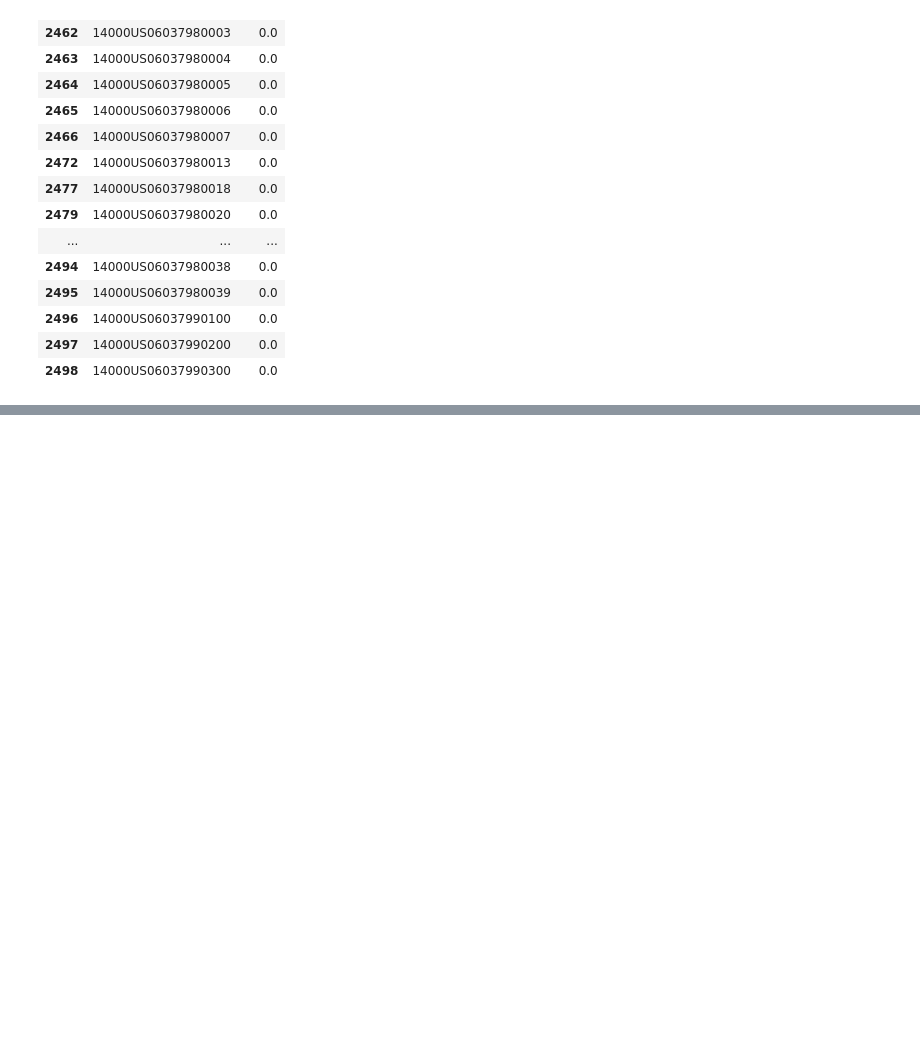
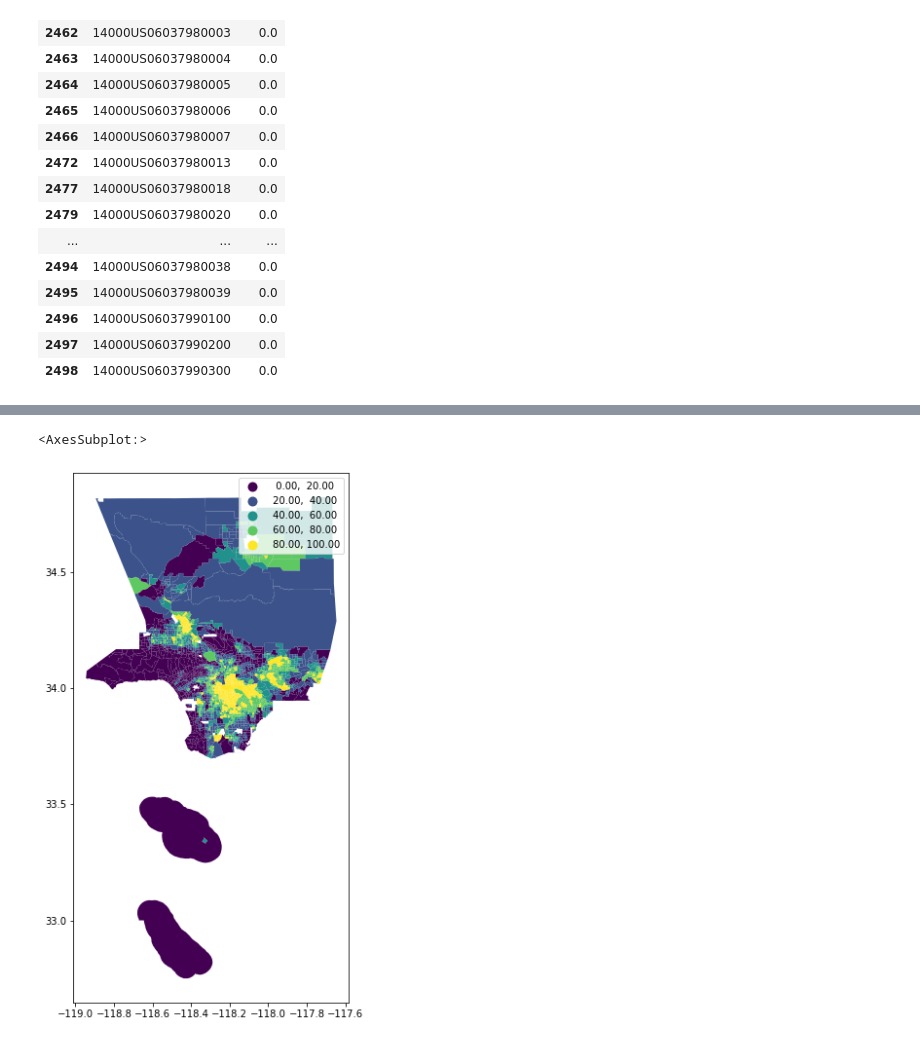
Before and after one commit to Rishiraj-singh7/Census-Data-Mapping, a Jupyter notebook: main.ipynb, the cells around one changed output, grey strips where cells are left out. Cells and saved outputs as stored; diff of their text form; code cells hidden in the pictures; blank space fills up the shorter version.

```diff
--- a/main.ipynb
+++ b/main.ipynb
@@ -429,0 +496,8 @@ gdf_no_pop[['geoid','Total']]
+# %%
+gdf.plot(figsize=(12,10),
+                 column='Percent Hispanic',
+                 legend=True,
+                  scheme='equal_interval')
+# %% [output]
+<AxesSubplot:>
+[figure, added]
```
Also changed, not shown: parts of 16 cells of this notebook.
